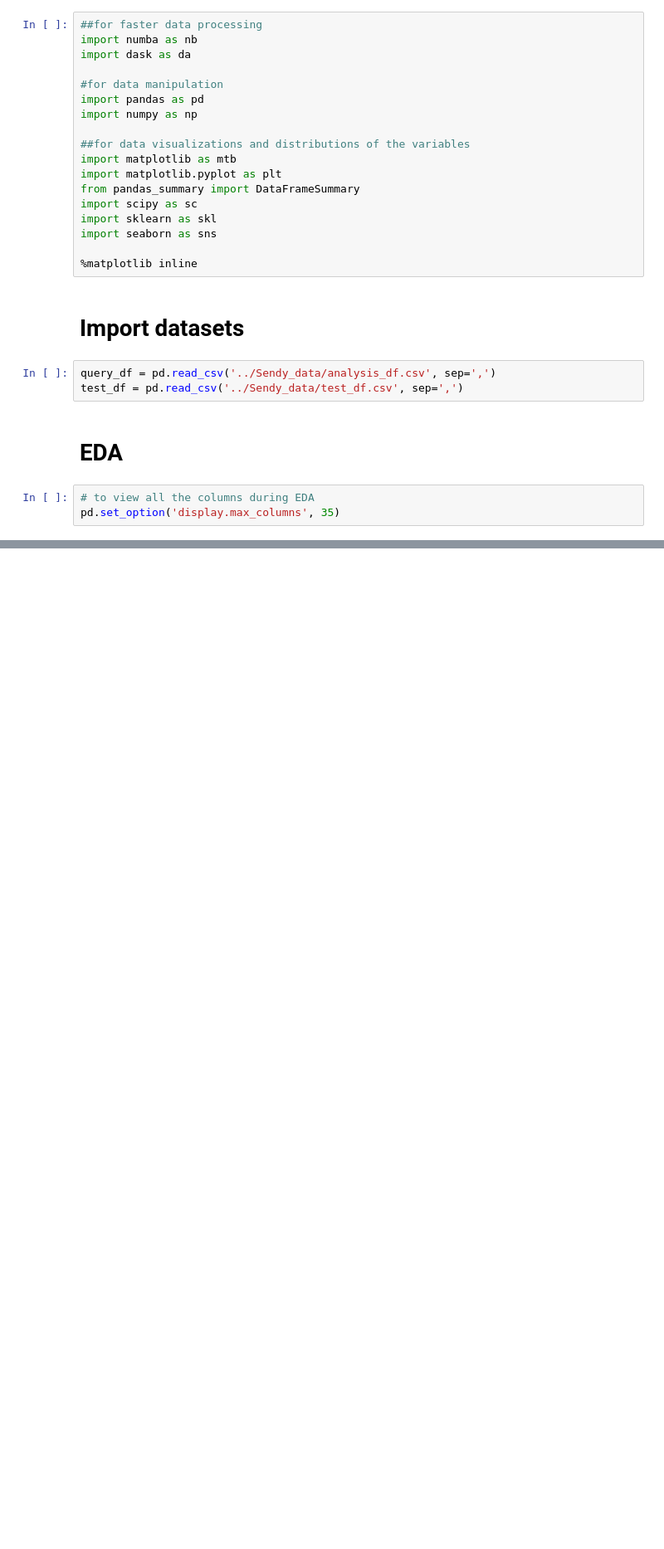
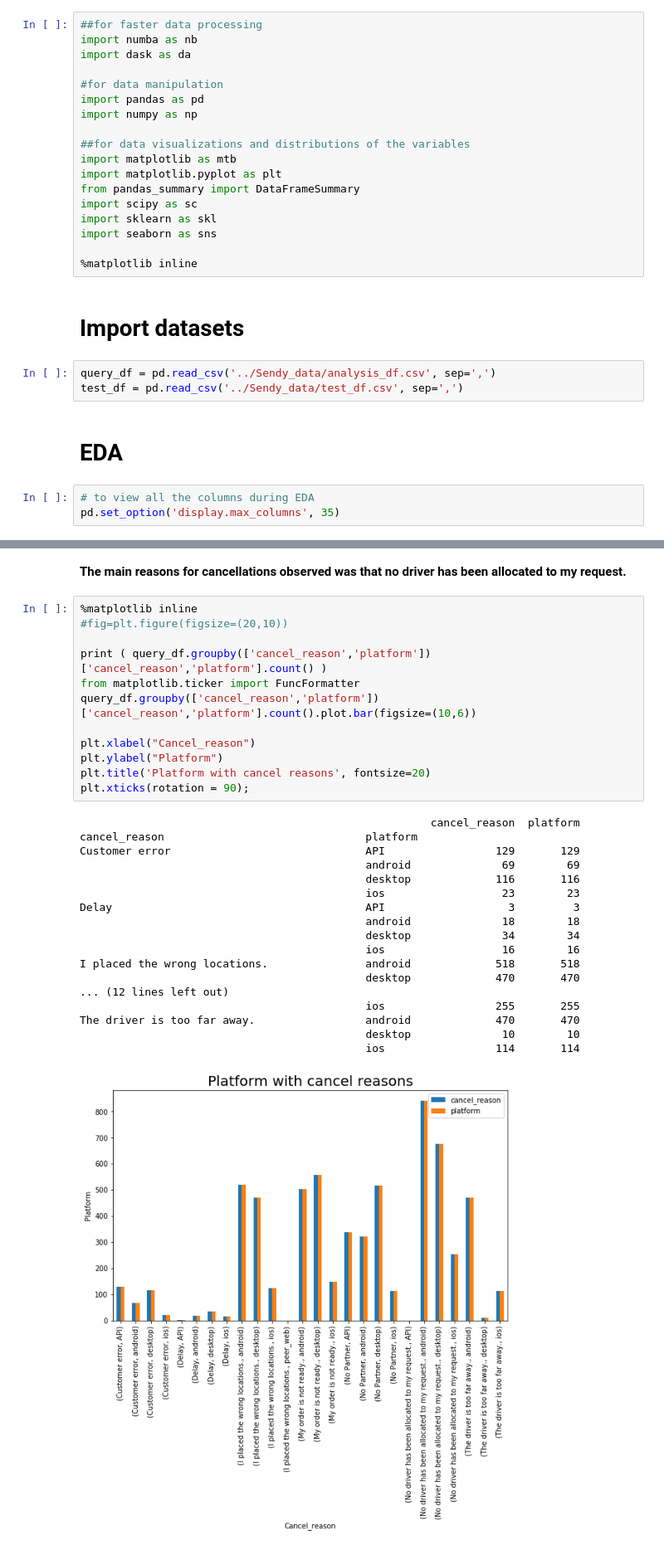
Before and after one commit to Dancilla/Challenges, a Jupyter notebook: Sendy/Sendy_notebooks/practical task analysis.ipynb, the cells around one changed output, grey strips where cells are left out. Shown at 83% size. Saved outputs shown, nothing was run; the diff lists cells and outputs as text; blank space fills up the shorter version.

```diff
--- a/Sendy/Sendy_notebooks/practical task analysis.ipynb
+++ b/Sendy/Sendy_notebooks/practical task analysis.ipynb
@@ -146,0 +247,33 @@ plt.show()
+# %% [markdown]
+**The main reasons for cancellations observed was that no driver has been allocated to my request.**
+# %%
+%matplotlib inline
+#fig=plt.figure(figsize=(20,10))
+
+print ( query_df.groupby(['cancel_reason','platform'])['cancel_reason','platform'].count() )
+from matplotlib.ticker import FuncFormatter
+query_df.groupby(['cancel_reason','platform'])['cancel_reason','platform'].count().plot.bar(figsize=(10,6))
+
+plt.xlabel("Cancel_reason")
+plt.ylabel("Platform")
+plt.title('Platform with cancel reasons', fontsize=20)
+plt.xticks(rotation = 90);
+# %% [output]
+                                                      cancel_reason  platform
+cancel_reason                               platform
+Customer error                              API                 129       129
+                                            android              69        69
+                                            desktop             116       116
+                                            ios                  23        23
+Delay                                       API                   3         3
+                                            android              18        18
+                                            desktop              34        34
+                                            ios                  16        16
+I placed the wrong locations.               android             518       518
+                                            desktop             470       470
+... (12 lines left out)
+                                            ios                 255       255
+The driver is too far away.                 android             470       470
+                                            desktop              10        10
+                                            ios                 114       114
+[figure, added]
```
Also changed, not shown: parts of 58 cells of this notebook, 2 other files.
